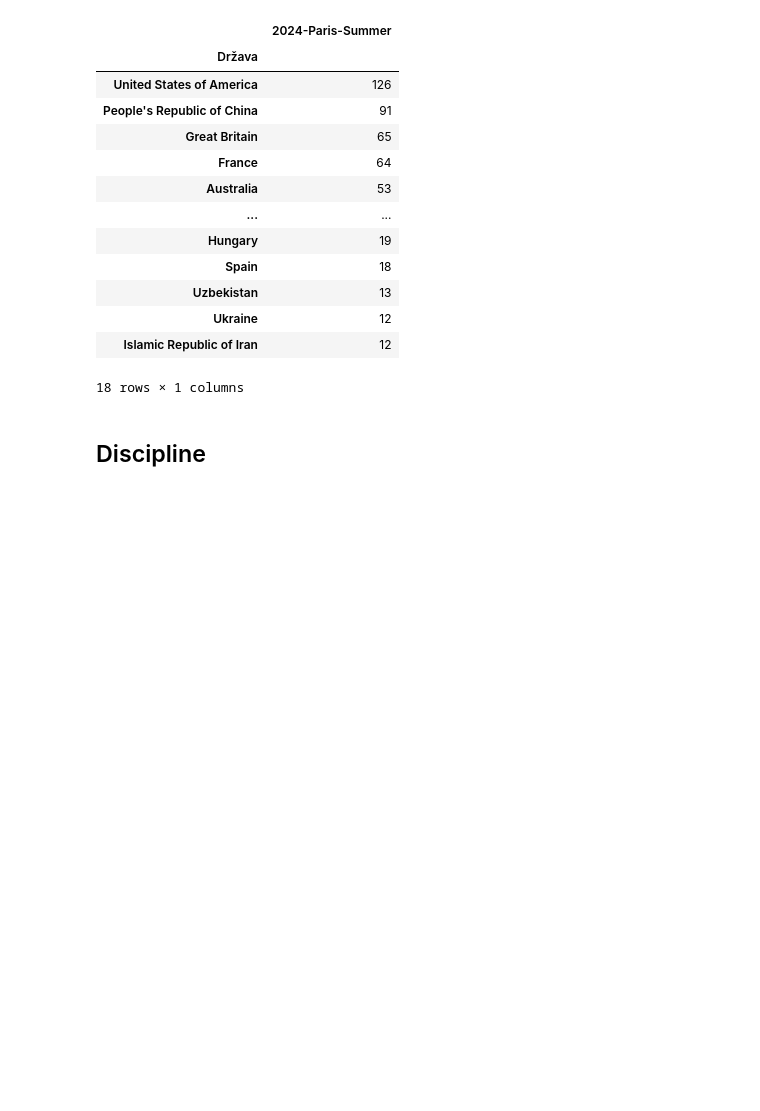
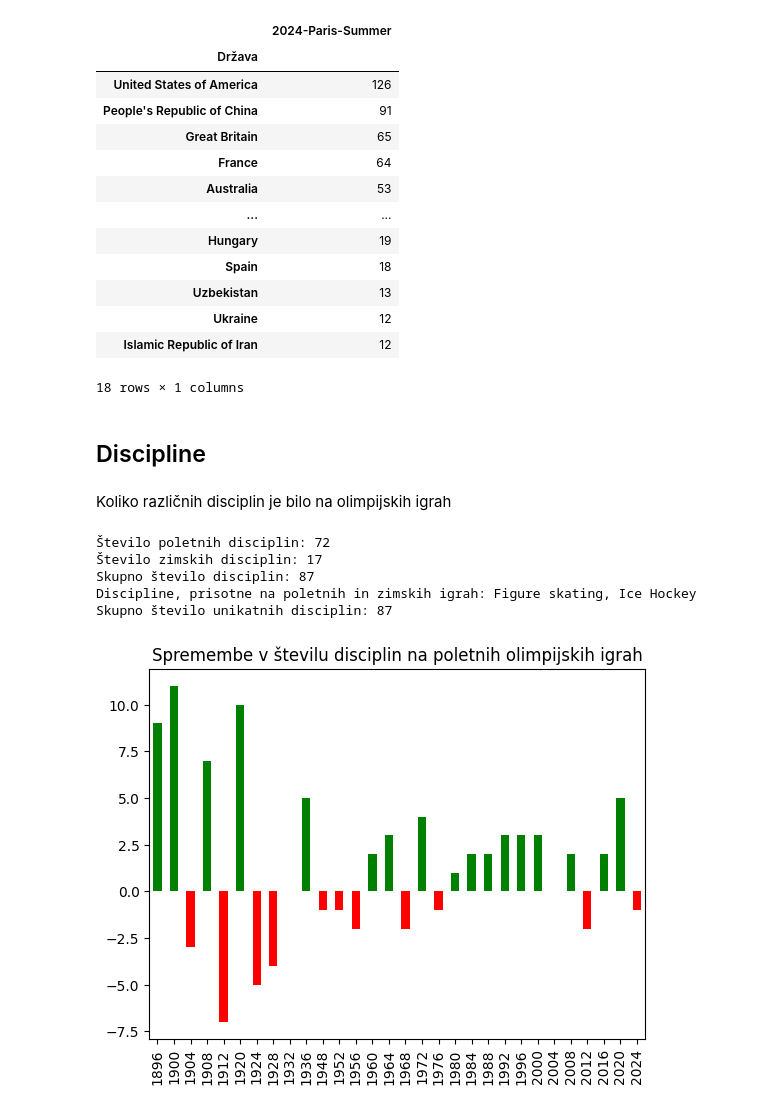
Before and after one commit to Kajaaa9/seminarska_naloga-olimpijske_igre, a Jupyter notebook: oi5_analiza.ipynb, the cells around one changed output. Saved outputs shown, nothing was run; the diff lists cells and outputs as text; code cells hidden in the pictures; blank space fills up the shorter version.

```diff
--- a/oi5_analiza.ipynb
+++ b/oi5_analiza.ipynb
@@ -34,3 +21,8 @@ DISCIPLINE_IZBRANE = DISCIPLINE.filter(like=vrsta.capitalize()).astype(int).rena
+# %%
+DISCIPLINE_SUMMER = DISCIPLINE.filter(like="Summer").astype(int).rename(columns=lambda x: x.replace("-Summer", "")).loc[lambda df: ~(df == 0).all(axis=1)]
+DISCIPLINE_WINTER = DISCIPLINE.filter(like="Winter").astype(int).rename(columns=lambda x: x.replace("-Winter", "")).loc[lambda df: ~(df == 0).all(axis=1)]
+DISCIPLINE_IZBRANE = DISCIPLINE.filter(like=vrsta.capitalize()).astype(int).rename(columns=lambda x: x.replace(f"-{vrsta.capitalize()}", "")).loc[lambda df: ~(df == 0).all(axis=1)]
+DISCIPLINE2_IZBRANE = DISCIPLINE.filter(like=vrsta.capitalize()).astype(int).rename(columns=lambda x: x.split('-')[0]).loc[lambda df: ~(df == 0).all(axis=1)]
 # %% [markdown]
 ## Splošno
 # %% [markdown]
@@ -185,3 +177,27 @@ boljse_od_povprecja
 18 rows × 1 columns
 # %% [markdown]
 ## Discipline
+# %% [markdown]
+Koliko različnih disciplin je bilo na olimpijskih igrah
+# %%
+print(f"Število poletnih disciplin: {len(DISCIPLINE_SUMMER)}")
+print(f"Število zimskih disciplin: {len(DISCIPLINE_WINTER)}")
+print(f"Skupno število disciplin: {len(DISCIPLINE)}")
+na_obeh = set(DISCIPLINE_SUMMER.index) & set(DISCIPLINE_WINTER.index)
+print(f"Discipline, prisotne na poletnih in zimskih igrah: {', '.join(sorted(na_obeh))}")
+print(f"Skupno število unikatnih disciplin: {len(set(DISCIPLINE_SUMMER.index) | set(DISCIPLINE_WINTER.index))}")
+# opomba: zimske olimpijske igre so se pojavile šele leta 1924, zato so pred tem bile nevrsta_ih zimske discipline (figure skating, ice hockey) na poletnih
+# %% [output]
+Število poletnih disciplin: 72
+Število zimskih disciplin: 17
+Skupno število disciplin: 87
+Discipline, prisotne na poletnih in zimskih igrah: Figure skating, Ice Hockey
+Skupno število unikatnih disciplin: 87
+# %%
+stevilo_disciplin_na_leto = DISCIPLINE2_IZBRANE.sum(axis=0).astype(int)
+spremembe = stevilo_disciplin_na_leto.diff().fillna(stevilo_disciplin_na_leto.iloc[0]).astype(int)
+
+barve = ['red' if x < 0 else 'green' for x in spremembe]
+spremembe.plot(kind="bar", title=f"Spremembe v številu disciplin na {vrsta_ih} olimpijskih igrah", color=barve);
+# %% [output]
+[figure, added]
```
Also changed, not shown: parts of 18 cells of this notebook.
